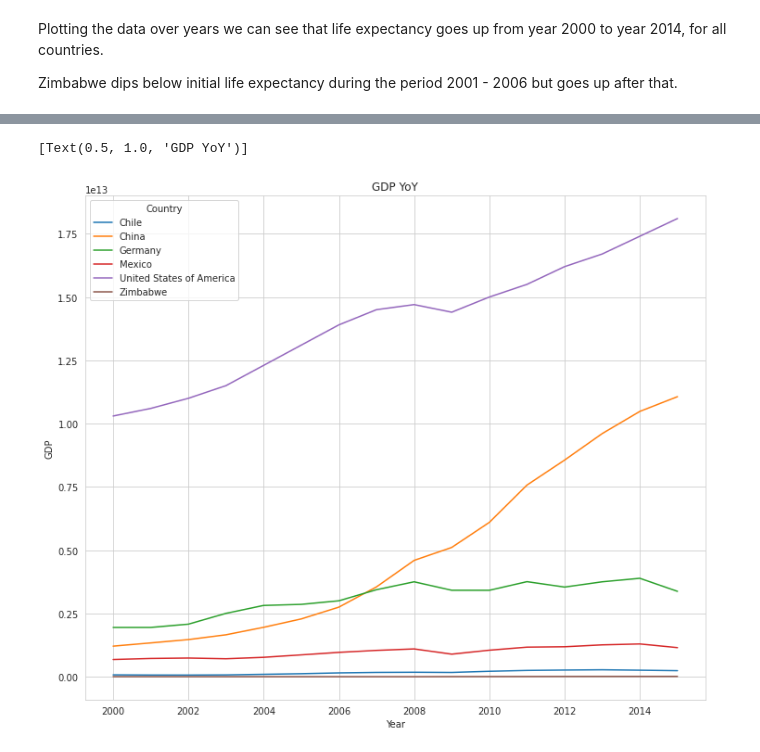
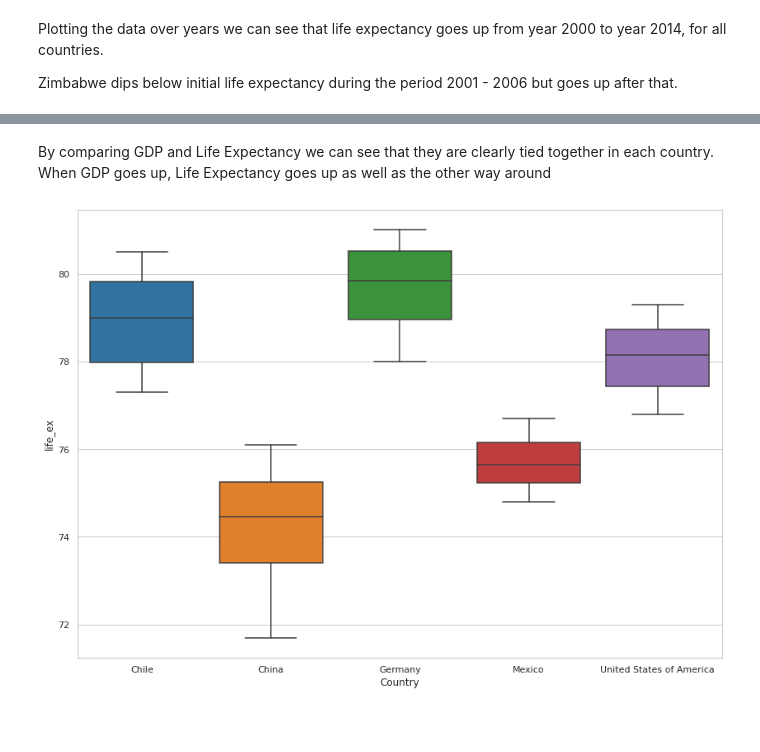
Before and after one commit to andykjb/life_expectancy_gdp, a Jupyter notebook: life_expectancy_gdp.ipynb, the cells around one changed output, grey strips where cells are left out. Saved outputs shown, nothing was run; the diff lists cells and outputs as text; code cells hidden in the pictures; blank space fills up the shorter version.

```diff
--- a/life_expectancy_gdp.ipynb
+++ b/life_expectancy_gdp.ipynb
@@ -49,13 +49,3 @@ df.tail()
 df = df.rename(columns={'Life expectancy at birth (years)': 'life_ex'})
 # %% [markdown]
 #Exploration
-# %%
-fig, ax = plt.subplots(figsize=(12,10))
-
-
-ax = sns.lineplot(data=df, x='Year', y='life_ex', hue='Country',
-                  legend='full',
-                  palette='tab10')
-
-sns.set_style("whitegrid")
-ax.set(title='Life Expectancy YoY', ylabel='Life expectancy')
@@ -68,0 +81,9 @@ Zimbabwe dips below initial life expectancy during the period 2001 - 2006 but go
+# %%
+sns.set_context("notebook")
+
+sns.lmplot(data=df,
+           y='GDP',
+           x='life_ex',
+           col='Country',
+           col_wrap=2,
+           facet_kws=dict(sharey=False, sharex=False))
@@ -69,13 +93,10 @@ Zimbabwe dips below initial life expectancy during the period 2001 - 2006 but go
+# %% [markdown]
+By comparing GDP and Life Expectancy we can see that they are clearly tied together in each country.
+When GDP goes up, Life Expectancy goes up as well as the other way around
 # %%
-fig, ax = plt.subplots(figsize=(12,10))
-
-
-ax = sns.lineplot(data=df, x='Year', y='GDP', hue='Country',
-                  legend='full',
-                  palette='tab10')
-
-sns.set_style("whitegrid")
-ax.set(title='GDP YoY')
+fig, ax = plt.subplots(figsize=(14,10))
+ax= sns.boxplot(data=df[df.Country != 'Zimbabwe'],
+            y='life_ex',
+            x='Country')
 # %% [output]
-[Text(0.5, 1.0, 'GDP YoY')]
-[figure, old version]
+[figure, new version]
```
Also changed, not shown: parts of 11 cells of this notebook.
